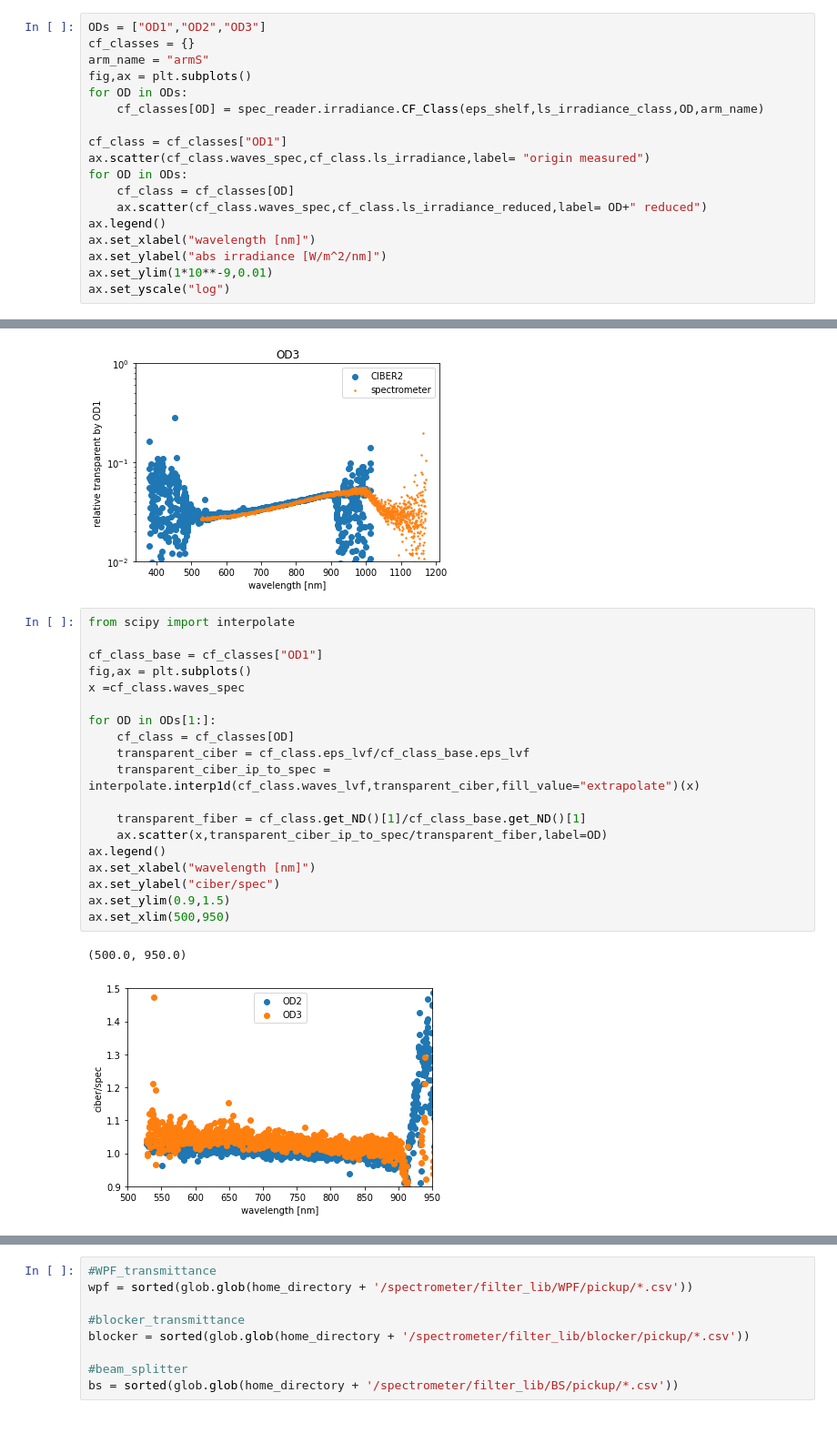
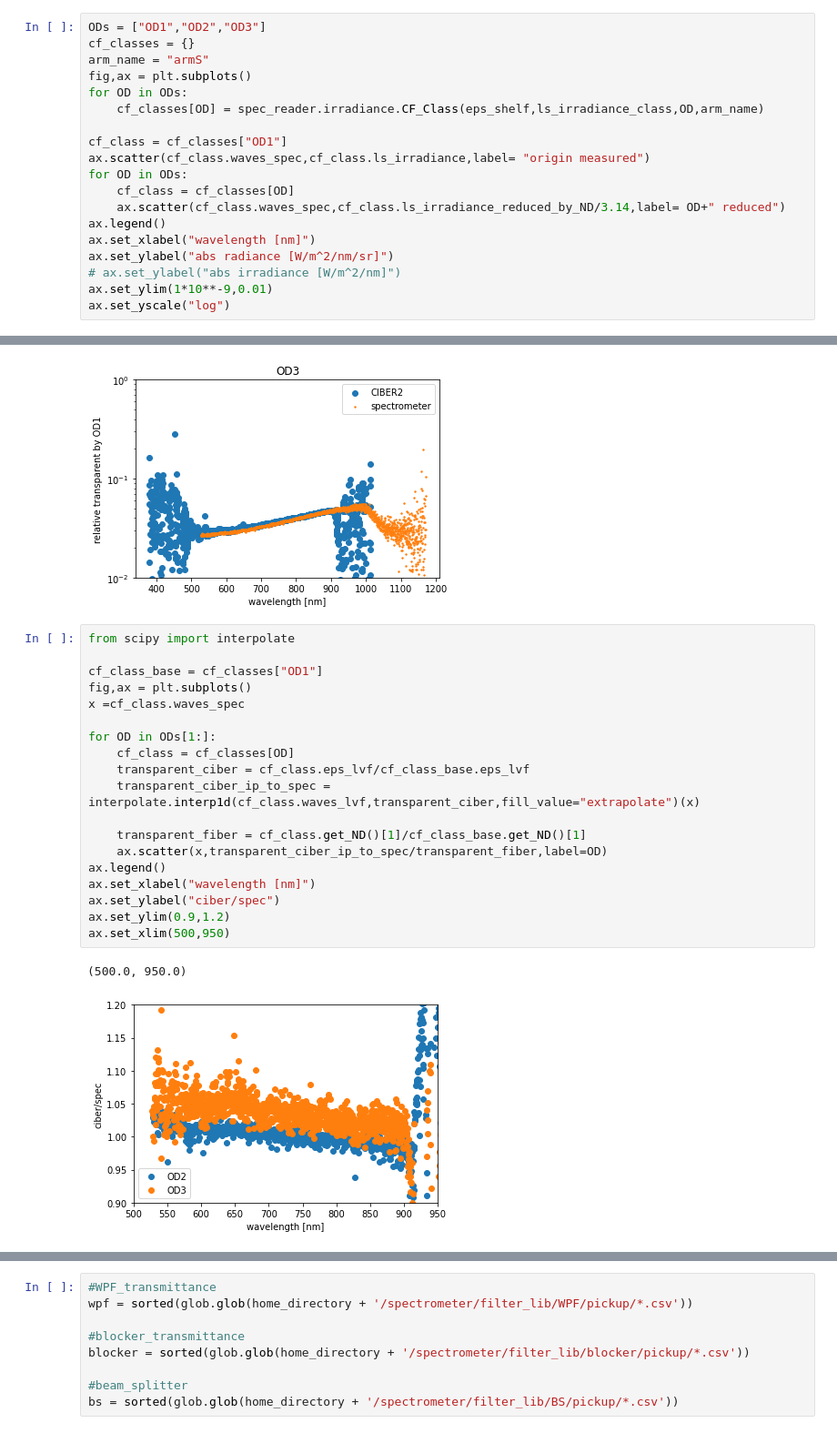
Before and after one commit to RH-REP/CIBER2, a Jupyter notebook: 10_CF.ipynb, the cells around one changed output, grey strips where cells are left out. Shown at 91% size. Cells and saved outputs as stored; diff of their text form.

```diff
--- a/10_CF.ipynb
+++ b/10_CF.ipynb
@@ -55,10 +55,11 @@ cf_class = cf_classes["OD1"]
 ax.scatter(cf_class.waves_spec,cf_class.ls_irradiance,label= "origin measured")
 for OD in ODs:
     cf_class = cf_classes[OD]
-    ax.scatter(cf_class.waves_spec,cf_class.ls_irradiance_reduced,label= OD+" reduced")
+    ax.scatter(cf_class.waves_spec,cf_class.ls_irradiance_reduced_by_ND/3.14,label= OD+" reduced")
 ax.legend()
 ax.set_xlabel("wavelength [nm]")
-ax.set_ylabel("abs irradiance [W/m^2/nm]")
+ax.set_ylabel("abs radiance [W/m^2/nm/sr]")
+# ax.set_ylabel("abs irradiance [W/m^2/nm]")
 ax.set_ylim(1*10**-9,0.01)
 ax.set_yscale("log")
 # %% [output]
@@ -90,25 +92,25 @@ for OD in ODs[1:]:
 # %%
 from scipy import interpolate
 
 cf_class_base = cf_classes["OD1"]
 fig,ax = plt.subplots()
 x =cf_class.waves_spec
 
 for OD in ODs[1:]:
     cf_class = cf_classes[OD]
     transparent_ciber = cf_class.eps_lvf/cf_class_base.eps_lvf
     transparent_ciber_ip_to_spec = interpolate.interp1d(cf_class.waves_lvf,transparent_ciber,fill_value="extrapolate")(x)
 
     transparent_fiber = cf_class.get_ND()[1]/cf_class_base.get_ND()[1]
     ax.scatter(x,transparent_ciber_ip_to_spec/transparent_fiber,label=OD)
 ax.legend()
 ax.set_xlabel("wavelength [nm]")
 ax.set_ylabel("ciber/spec")
-ax.set_ylim(0.9,1.5)
+ax.set_ylim(0.9,1.2)
 ax.set_xlim(500,950)
 # %% [output]
 (500.0, 950.0)
-[figure, old version]
+[figure, new version]
 # %%
 fig,ax = plt.subplots()
 for OD in ODs:
```
Also changed, not shown: parts of 5 cells of this notebook, 25 other files.
